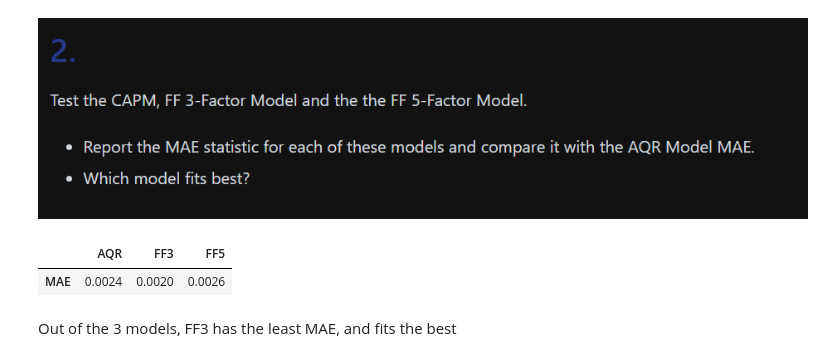
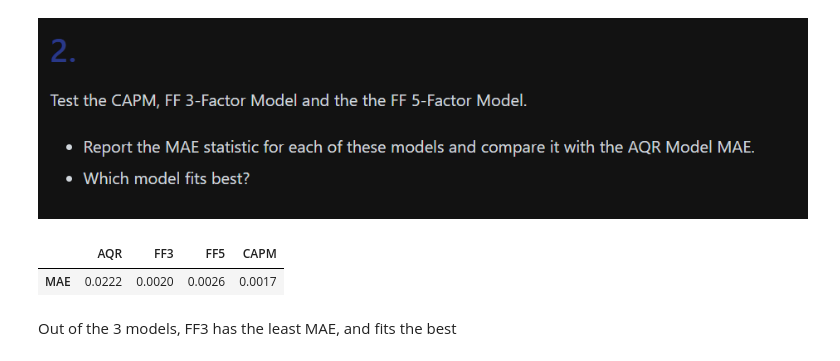
Before and after one commit to mihikasingh806/HW_grpB25_Porftolio, a Jupyter notebook: hw5/Smart Beta Tanwir.ipynb, the cells around one changed output. Cells and saved outputs as stored; diff of their text form; code cells hidden in the pictures.

```diff
--- a/hw5/Smart Beta Tanwir.ipynb
+++ b/hw5/Smart Beta Tanwir.ipynb
@@ -38,7 +38,7 @@ import matplotlib.pyplot as plt
 import seaborn as sns
 from fontTools.misc.plistlib import end_date
 
-FILE_PATH = "FINM Portfolio/factor_pricing_data_monthly.xlsx"
+FILE_PATH = "factor_pricing_data_monthly.xlsx"
 
 data = pd.read_excel(FILE_PATH, sheet_name = 'factors (excess returns)', index_col = 'Date')
 
@@ -219,16 +219,13 @@ With the above analysis,
 import statsmodels.api as sm
 
 equity_portfolio_data = pd.read_excel(FILE_PATH, sheet_name = 'portfolios (excess returns)', index_col = 'Date')
-
-# y = equity_portfolio_data['Agric']
-# X = sm.add_constant(data)
-#
-# model = sm.OLS(y, X).fit()
-
+AQR_factors = ['MKT', 'SMB', 'HML', 'UMD']
 
 def calculateRegressionStatistics(X, y):
+    assert len(X) == len(y)
+    X = sm.add_constant(X)
     model = sm.OLS(y, X).fit()
-    alpha = model.params.iloc[0]
+    alpha = model.params['const']
     r_squared_ = model.rsquared
     params = model.params
     return {'alpha': alpha, 'r-squared': r_squared_, 'params': params}
@@ -239,10 +236,11 @@ sector_data = {sector: {} for sector in sectors}
 
 alphas = []
 r_squared = []
+# X = sm.add_constant(data[AQR_factors]) * FREQ
 for sector in sectors:
     y = equity_portfolio_data[sector] * FREQ
-    X = sm.add_constant(data) * FREQ
-    sector_regression_stats = calculateRegressionStatistics(X, y)
+
+    sector_regression_stats = calculateRegressionStatistics(data[AQR_factors] * FREQ, y)
     sector_data[sector] = sector_regression_stats
     alphas.append(sector_regression_stats['alpha'])
     r_squared.append(sector_regression_stats['r-squared'])
@@ -253,7 +251,7 @@ AQR_visual_df2 = pd.DataFrame({
 }, index = sectors)
 
 display(AQR_visual_df2.style.format({
-    'alpha': '{:.2f}',
+    'alpha': '{:.4f}',
     'r-squared': '{:.3f}'
 }))
 # %% [output]
@@ -288,7 +286,7 @@ THe MAE stats supports the pricing model
 # %%
 FF3_factor_set = ['MKT', 'SMB', 'HML']
 FF5_factor_set = FF3_factor_set + ['RMW', 'CMA']
-
+CAPM_factor_set = ['MKT']
 def alphasRSquaredData(portfolio_data, factor_data, FREQ = 52):
     X = sm.add_constant(factor_data) * FREQ
 
@@ -300,36 +298,48 @@ def alphasRSquaredData(portfolio_data, factor_data, FREQ = 52):
         y = portfolio_data[col] * FREQ
         model = sm.OLS(y, X).fit()
 
         alphas.append(model.params.iloc[0])
         r_squared.append(model.rsquared)
 
     return alphas, r_squared
 
+CAPM_alphas, CAPM_rsquared = alphasRSquaredData(equity_portfolio_data, data[CAPM_factor_set], FREQ = FREQ)
 FF3_alphas, FF3_rsquared = alphasRSquaredData(equity_portfolio_data, data[FF3_factor_set], FREQ = FREQ)
 FF5_alphas, FF5_rsquared = alphasRSquaredData(equity_portfolio_data, data[FF5_factor_set], FREQ = FREQ)
 
+CAPM_visual_df = pd.DataFrame({
+    'alpha': CAPM_alphas,
+    'r-squared': CAPM_rsquared,
+}, index = equity_portfolio_data.columns)
 FF3_visual_df = pd.DataFrame({
     'alpha': FF3_alphas,
     'r-squared': FF3_rsquared,
 }, index = equity_portfolio_data.columns)
 FF5_visual_df = pd.DataFrame({
     'alpha': FF5_alphas,
     'r-squared': FF5_rsquared,
 }, index = equity_portfolio_data.columns)
 
+CAPM_MAE = sum([abs(val) for val in CAPM_visual_df['alpha']]) / len(CAPM_visual_df)
 FF3_MAE = sum([abs(val) for val in FF3_visual_df['alpha']]) / len(FF3_visual_df)
 FF5_MAE = sum([abs(val) for val in FF5_visual_df['alpha']]) / len(FF5_visual_df)
 
 
-MAE_df = pd.DataFrame({'AQR': [AQR_MAE], 'FF3': [FF3_MAE], 'FF5': [FF5_MAE]}, index = ['MAE'])
+MAE_df = pd.DataFrame({
+    'AQR': [AQR_MAE],
+    'FF3': [FF3_MAE],
+    'FF5': [FF5_MAE],
+    'CAPM': [CAPM_MAE]
+}, index = ['MAE'])
 display(MAE_df.style.format({
+    'CAPM': '{:.4f}',
     'AQR': '{:.4f}',
     'FF3': '{:.4f}',
     'FF5': '{:.4f}'
 }))
 # %% [output]
-|  | AQR | FF3 | FF5 |
-| MAE | 0.0024 | 0.0020 | 0.0026 |
+|  | AQR | FF3 | FF5 | CAPM |
+| MAE | 0.0222 | 0.0020 | 0.0026 | 0.0017 |
 # %% [markdown]
 Out of the 3 models, FF3 has the least MAE, and fits the best
 # %% [markdown]
```
Also changed, not shown: parts of 10 cells of this notebook.
